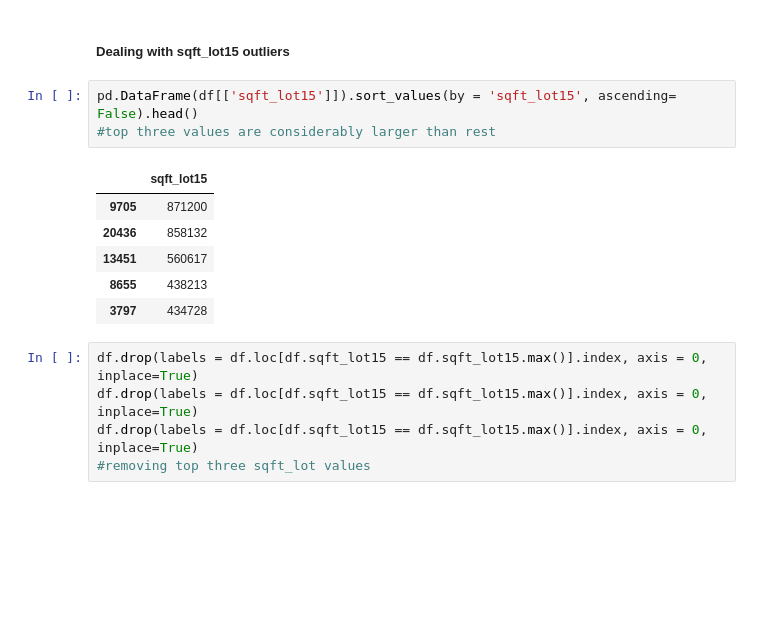
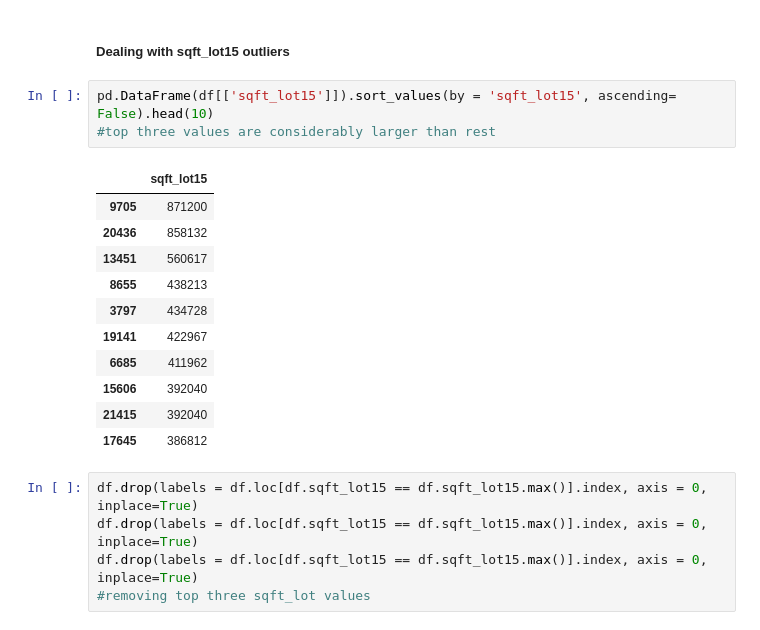
Before and after one commit to inesa-lisnic/flatiron-mod_1, a Jupyter notebook: data_cleaning.ipynb, the cells around one changed output. Cells and saved outputs as stored; diff of their text form; blank space fills up the shorter version.

```diff
--- a/data_cleaning.ipynb
+++ b/data_cleaning.ipynb
@@ -231,15 +237,20 @@ df.drop(labels = df.loc[df.sqft_lot == df.sqft_lot.max()].index, axis = 0, inpla
 # %% [markdown]
 ##### Dealing with sqft_lot15 outliers
 # %%
-pd.DataFrame(df[['sqft_lot15']]).sort_values(by = 'sqft_lot15', ascending= False).head()
+pd.DataFrame(df[['sqft_lot15']]).sort_values(by = 'sqft_lot15', ascending= False).head(10)
 #top three values are considerably larger than rest
 # %% [output]
 |  | sqft_lot15 |
 | 9705 | 871200 |
 | 20436 | 858132 |
 | 13451 | 560617 |
 | 8655 | 438213 |
 | 3797 | 434728 |
+| 19141 | 422967 |
+| 6685 | 411962 |
+| 15606 | 392040 |
+| 21415 | 392040 |
+| 17645 | 386812 |
 # %%
 df.drop(labels = df.loc[df.sqft_lot15 == df.sqft_lot15.max()].index, axis = 0, inplace=True)
 df.drop(labels = df.loc[df.sqft_lot15 == df.sqft_lot15.max()].index, axis = 0, inplace=True)
```
Also changed, not shown: parts of 57 cells of this notebook.
